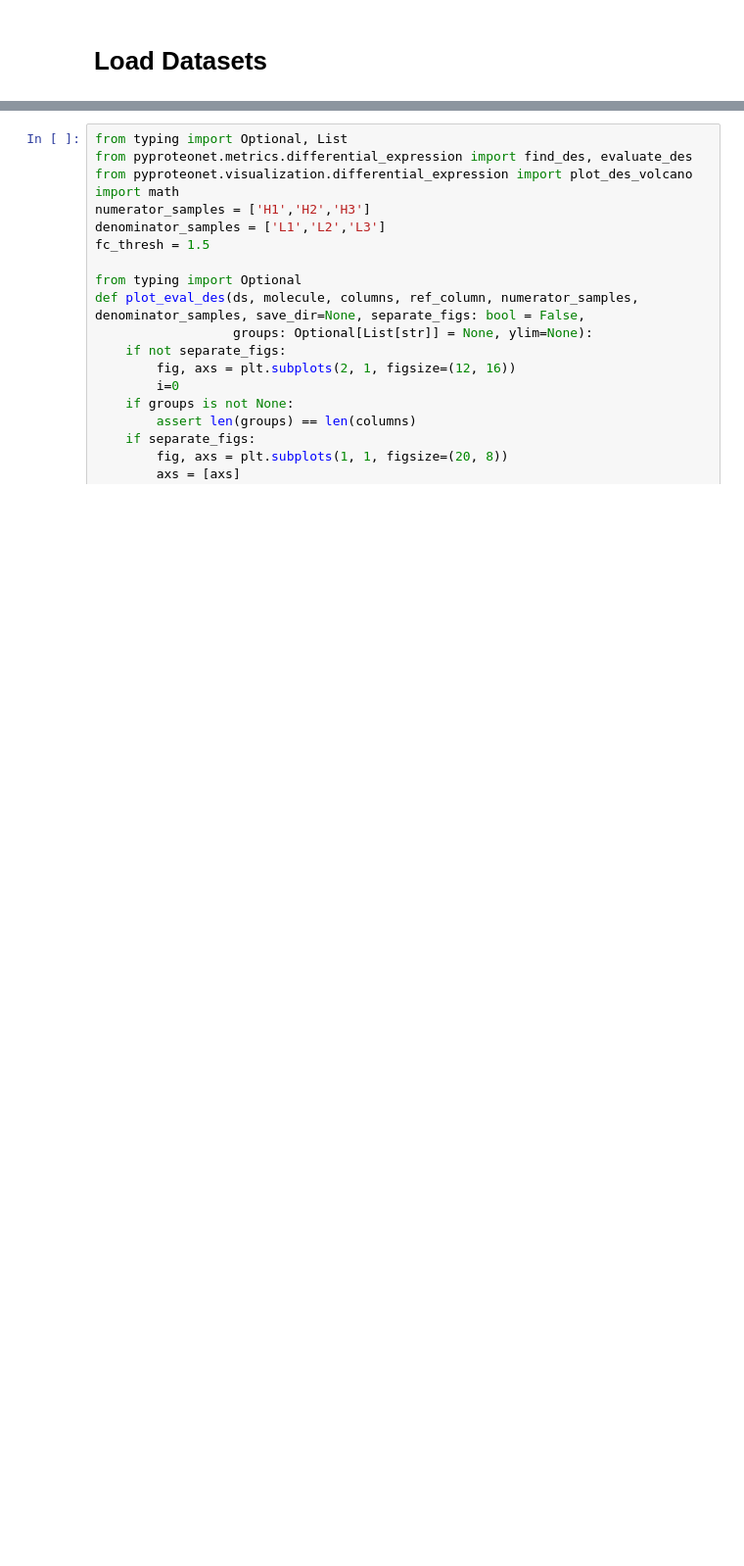
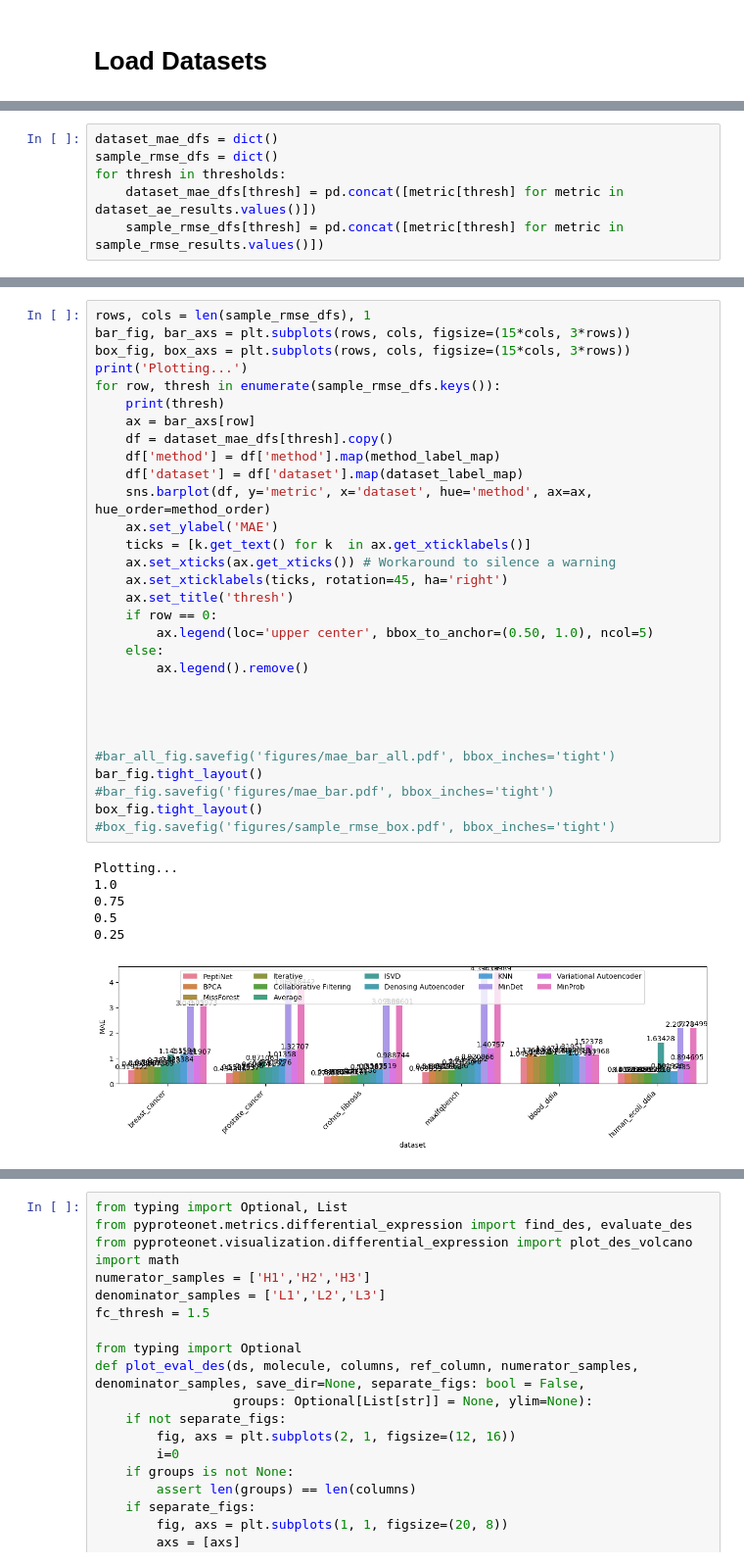
Before and after one commit to DILiS-lab/pepermint, a Jupyter notebook: evaluate.ipynb, the cells around one changed output, grey strips where cells are left out. Shown at 98% size. Cells and saved outputs as stored; diff of their text form; blank space fills up the shorter version.

```diff
--- a/evaluate.ipynb
+++ b/evaluate.ipynb
@@ -76,0 +387,6 @@ for ds_name, ds in imp_datasets.items():
+# %%
+dataset_mae_dfs = dict()
+sample_rmse_dfs = dict()
+for thresh in thresholds:
+    dataset_mae_dfs[thresh] = pd.concat([metric[thresh] for metric in dataset_ae_results.values()])
+    sample_rmse_dfs[thresh] = pd.concat([metric[thresh] for metric in sample_rmse_results.values()])
@@ -76,0 +397,37 @@ for ds_name, ds in imp_datasets.items():
+# %%
+rows, cols = len(sample_rmse_dfs), 1
+bar_fig, bar_axs = plt.subplots(rows, cols, figsize=(15*cols, 3*rows))
+box_fig, box_axs = plt.subplots(rows, cols, figsize=(15*cols, 3*rows))
+print('Plotting...')
+for row, thresh in enumerate(sample_rmse_dfs.keys()):
+    print(thresh)
+    ax = bar_axs[row]
+    df = dataset_mae_dfs[thresh].copy()
+    df['method'] = df['method'].map(method_label_map)
+    df['dataset'] = df['dataset'].map(dataset_label_map)
+    sns.barplot(df, y='metric', x='dataset', hue='method', ax=ax, hue_order=method_order)
+    ax.set_ylabel('MAE')
+    ticks = [k.get_text() for k  in ax.get_xticklabels()]
+    ax.set_xticks(ax.get_xticks()) # Workaround to silence a warning
+    ax.set_xticklabels(ticks, rotation=45, ha='right')
+    ax.set_title('thresh')
+    if row == 0:
+        ax.legend(loc='upper center', bbox_to_anchor=(0.50, 1.0), ncol=5)
+    else:
+        ax.legend().remove()
+
+
+
+
+#bar_all_fig.savefig('figures/mae_bar_all.pdf', bbox_inches='tight')
+bar_fig.tight_layout()
+#bar_fig.savefig('figures/mae_bar.pdf', bbox_inches='tight')
+box_fig.tight_layout()
+#box_fig.savefig('figures/sample_rmse_box.pdf', bbox_inches='tight')
+# %% [output]
+Plotting...
+1.0
+0.75
+0.5
+0.25
+[figure, added]
```
Also changed, not shown: parts of 49 cells of this notebook, 9 other files.
